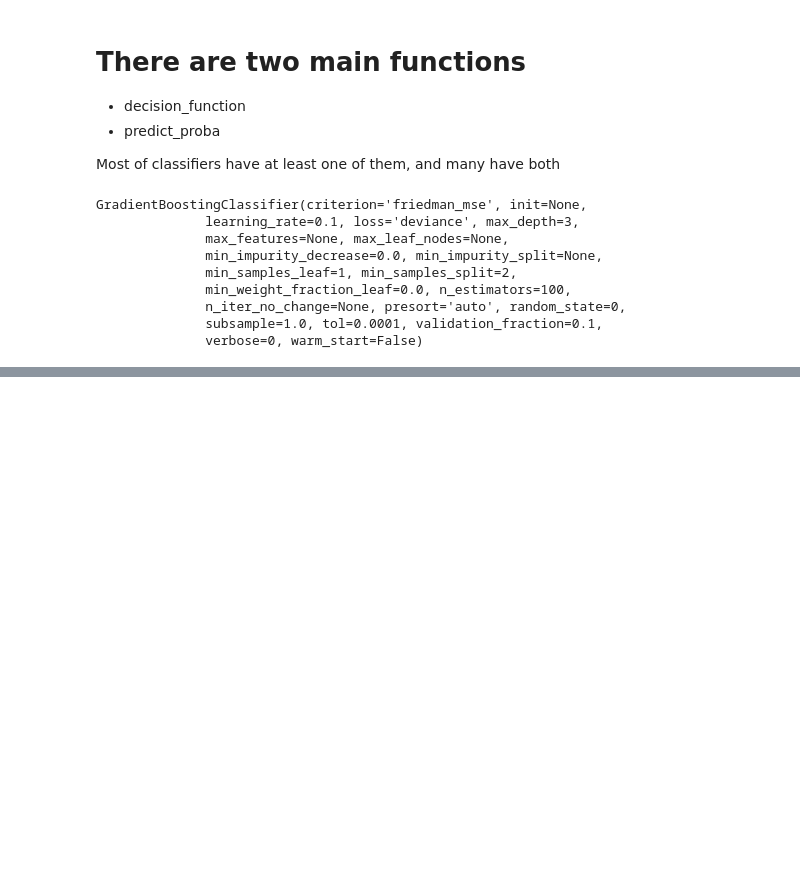
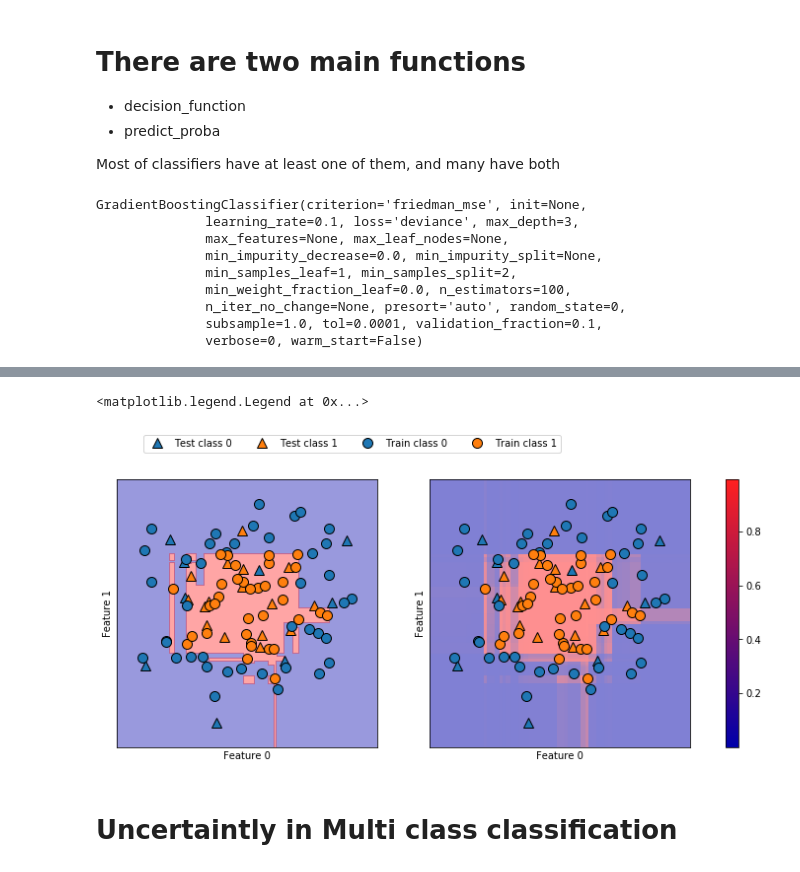
Before and after one commit to irmoralesb/IntroductionToMLWithPython, a Jupyter notebook: Source/Chapter02/ClassifiersNotes/predict_proba.ipynb, the cells around one changed output, grey strips where cells are left out. Cells and saved outputs as stored; diff of their text form; code cells hidden in the pictures; blank space fills up the shorter version.

Commit message:
Starting Chp02 * predict_proba function

```diff
--- a/Source/Chapter02/ClassifiersNotes/predict_proba.ipynb
+++ b/Source/Chapter02/ClassifiersNotes/predict_proba.ipynb
@@ -41,0 +59,27 @@ GradientBoostingClassifier(criterion='friedman_mse', init=None,
+# %%
+fig, axes = plt.subplots(1, 2, figsize=(13, 5))
+
+mglearn.tools.plot_2d_separator(
+    gbrt, X, ax=axes[0], alpha=.4, fill=True, cm=mglearn.cm2)
+scores_image = mglearn.tools.plot_2d_scores(
+    gbrt, X, ax=axes[1], alpha=.5, cm=mglearn.ReBl, function='predict_proba')
+
+for ax in axes:
+    # plot training and test points
+    mglearn.discrete_scatter(X_test[:, 0], X_test[:, 1], y_test,
+                             markers='^', ax=ax)
+    mglearn.discrete_scatter(X_train[:, 0], X_train[:, 1], y_train,
+                             markers='o', ax=ax)
+    ax.set_xlabel("Feature 0")
+    ax.set_ylabel("Feature 1")
+# don't want a transparent colorbar
+cbar = plt.colorbar(scores_image, ax=axes.tolist())
+cbar.set_alpha(1)
+cbar.draw_all()
+axes[0].legend(["Test class 0", "Test class 1", "Train class 0",
+                "Train class 1"], ncol=4, loc=(.1, 1.1))
+# %% [output]
+<matplotlib.legend.Legend at 0x...>
+[figure, added]
+# %% [markdown]
+# Uncertaintly in Multi class classification
```
Also changed, not shown: parts of 4 cells of this notebook.
